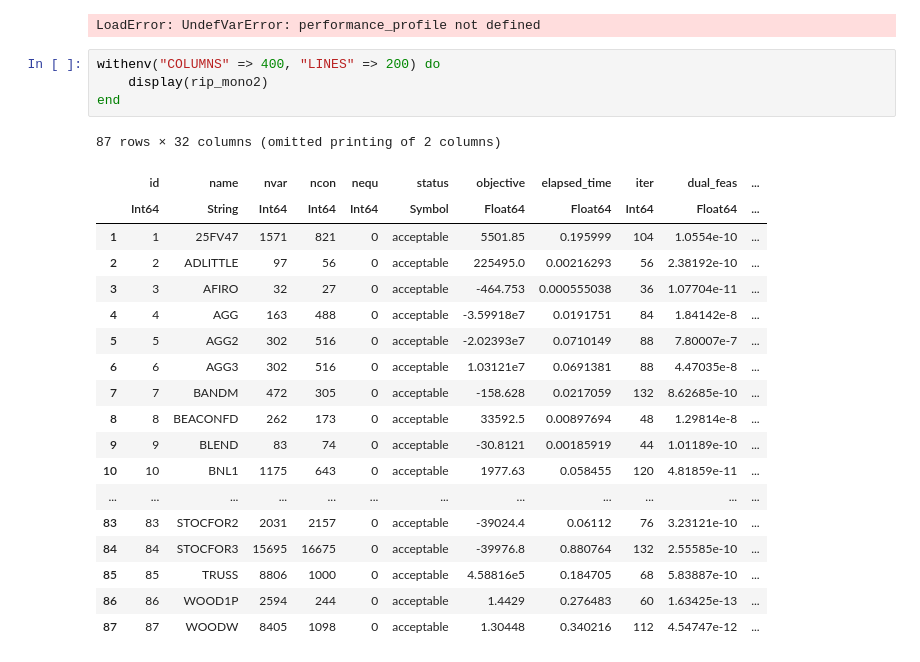
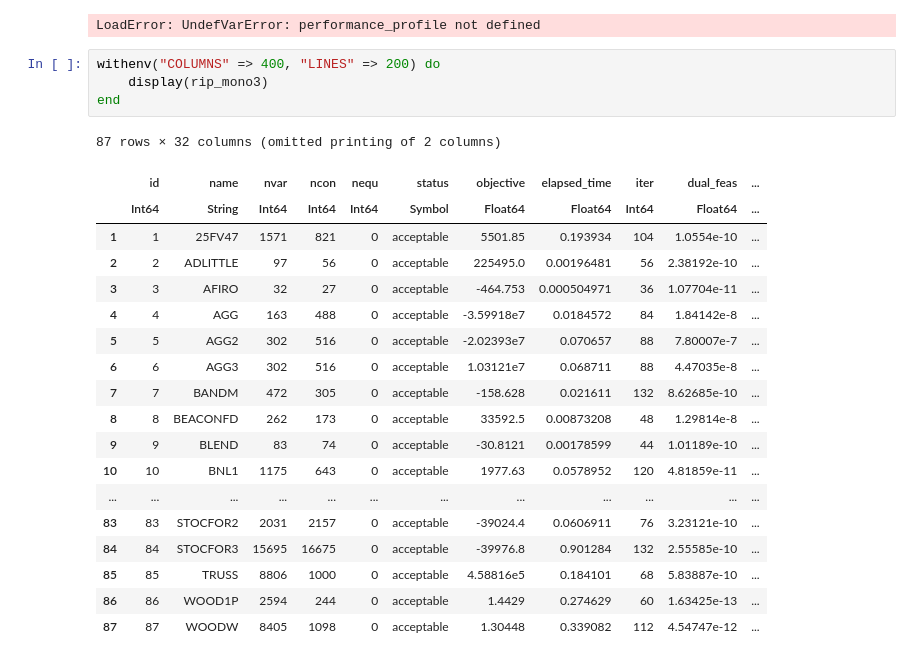
Before and after one commit to geoffroyleconte/StageOptim, a Jupyter notebook: amdahl_benchmarks/amdahl_LP2.ipynb, the cells around one changed output. Drawn from its saved outputs; the diff is of its cells as text.

```diff
--- a/amdahl_benchmarks/amdahl_LP2.ipynb
+++ b/amdahl_benchmarks/amdahl_LP2.ipynb
@@ -168,25 +169,25 @@ title!("Performance profile (Netlib problems)")
 LoadError: UndefVarError: performance_profile not defined
 # %%
 withenv("COLUMNS" => 400, "LINES" => 200) do
-    display(rip_mono2)
+    display(rip_mono3)
 end
 # %% [output]
 87 rows × 32 columns (omitted printing of 2 columns)
 |  | id | name | nvar | ncon | nequ | status | objective | elapsed_time | iter | dual_feas | ... |
 |  | Int64 | String | Int64 | Int64 | Int64 | Symbol | Float64 | Float64 | Int64 | Float64 | ... |
-| 1 | 1 | 25FV47 | 1571 | 821 | 0 | acceptable | 5501.85 | 0.195999 | 104 | 1.0554e-10 | ... |
-| 2 | 2 | ADLITTLE | 97 | 56 | 0 | acceptable | 225495.0 | 0.00216293 | 56 | 2.38192e-10 | ... |
-| 3 | 3 | AFIRO | 32 | 27 | 0 | acceptable | -464.753 | 0.000555038 | 36 | 1.07704e-11 | ... |
-| 4 | 4 | AGG | 163 | 488 | 0 | acceptable | -3.59918e7 | 0.0191751 | 84 | 1.84142e-8 | ... |
-| 5 | 5 | AGG2 | 302 | 516 | 0 | acceptable | -2.02393e7 | 0.0710149 | 88 | 7.80007e-7 | ... |
-| 6 | 6 | AGG3 | 302 | 516 | 0 | acceptable | 1.03121e7 | 0.0691381 | 88 | 4.47035e-8 | ... |
-| 7 | 7 | BANDM | 472 | 305 | 0 | acceptable | -158.628 | 0.0217059 | 132 | 8.62685e-10 | ... |
-| 8 | 8 | BEACONFD | 262 | 173 | 0 | acceptable | 33592.5 | 0.00897694 | 48 | 1.29814e-8 | ... |
-| 9 | 9 | BLEND | 83 | 74 | 0 | acceptable | -30.8121 | 0.00185919 | 44 | 1.01189e-10 | ... |
-| 10 | 10 | BNL1 | 1175 | 643 | 0 | acceptable | 1977.63 | 0.058455 | 120 | 4.81859e-11 | ... |
+| 1 | 1 | 25FV47 | 1571 | 821 | 0 | acceptable | 5501.85 | 0.193934 | 104 | 1.0554e-10 | ... |
+| 2 | 2 | ADLITTLE | 97 | 56 | 0 | acceptable | 225495.0 | 0.00196481 | 56 | 2.38192e-10 | ... |
+| 3 | 3 | AFIRO | 32 | 27 | 0 | acceptable | -464.753 | 0.000504971 | 36 | 1.07704e-11 | ... |
+| 4 | 4 | AGG | 163 | 488 | 0 | acceptable | -3.59918e7 | 0.0184572 | 84 | 1.84142e-8 | ... |
+| 5 | 5 | AGG2 | 302 | 516 | 0 | acceptable | -2.02393e7 | 0.070657 | 88 | 7.80007e-7 | ... |
+| 6 | 6 | AGG3 | 302 | 516 | 0 | acceptable | 1.03121e7 | 0.068711 | 88 | 4.47035e-8 | ... |
+| 7 | 7 | BANDM | 472 | 305 | 0 | acceptable | -158.628 | 0.021611 | 132 | 8.62685e-10 | ... |
+| 8 | 8 | BEACONFD | 262 | 173 | 0 | acceptable | 33592.5 | 0.00873208 | 48 | 1.29814e-8 | ... |
+| 9 | 9 | BLEND | 83 | 74 | 0 | acceptable | -30.8121 | 0.00178599 | 44 | 1.01189e-10 | ... |
+| 10 | 10 | BNL1 | 1175 | 643 | 0 | acceptable | 1977.63 | 0.0578952 | 120 | 4.81859e-11 | ... |
 | ... | ... | ... | ... | ... | ... | ... | ... | ... | ... | ... | ... |
-| 83 | 83 | STOCFOR2 | 2031 | 2157 | 0 | acceptable | -39024.4 | 0.06112 | 76 | 3.23121e-10 | ... |
-| 84 | 84 | STOCFOR3 | 15695 | 16675 | 0 | acceptable | -39976.8 | 0.880764 | 132 | 2.55585e-10 | ... |
-| 85 | 85 | TRUSS | 8806 | 1000 | 0 | acceptable | 4.58816e5 | 0.184705 | 68 | 5.83887e-10 | ... |
-| 86 | 86 | WOOD1P | 2594 | 244 | 0 | acceptable | 1.4429 | 0.276483 | 60 | 1.63425e-13 | ... |
-| 87 | 87 | WOODW | 8405 | 1098 | 0 | acceptable | 1.30448 | 0.340216 | 112 | 4.54747e-12 | ... |
+| 83 | 83 | STOCFOR2 | 2031 | 2157 | 0 | acceptable | -39024.4 | 0.0606911 | 76 | 3.23121e-10 | ... |
+| 84 | 84 | STOCFOR3 | 15695 | 16675 | 0 | acceptable | -39976.8 | 0.901284 | 132 | 2.55585e-10 | ... |
+| 85 | 85 | TRUSS | 8806 | 1000 | 0 | acceptable | 4.58816e5 | 0.184101 | 68 | 5.83887e-10 | ... |
+| 86 | 86 | WOOD1P | 2594 | 244 | 0 | acceptable | 1.4429 | 0.274629 | 60 | 1.63425e-13 | ... |
+| 87 | 87 | WOODW | 8405 | 1098 | 0 | acceptable | 1.30448 | 0.339082 | 112 | 4.54747e-12 | ... |
```
Also changed, not shown: parts of 1 cell of this notebook, 2 other files.
